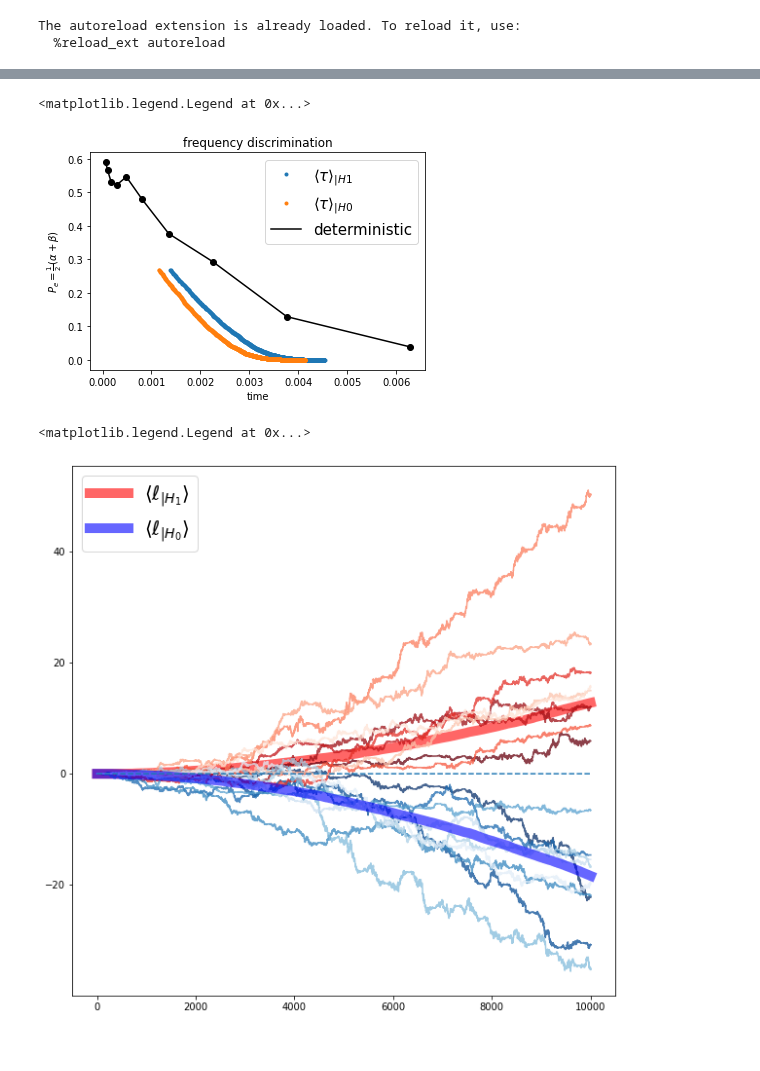
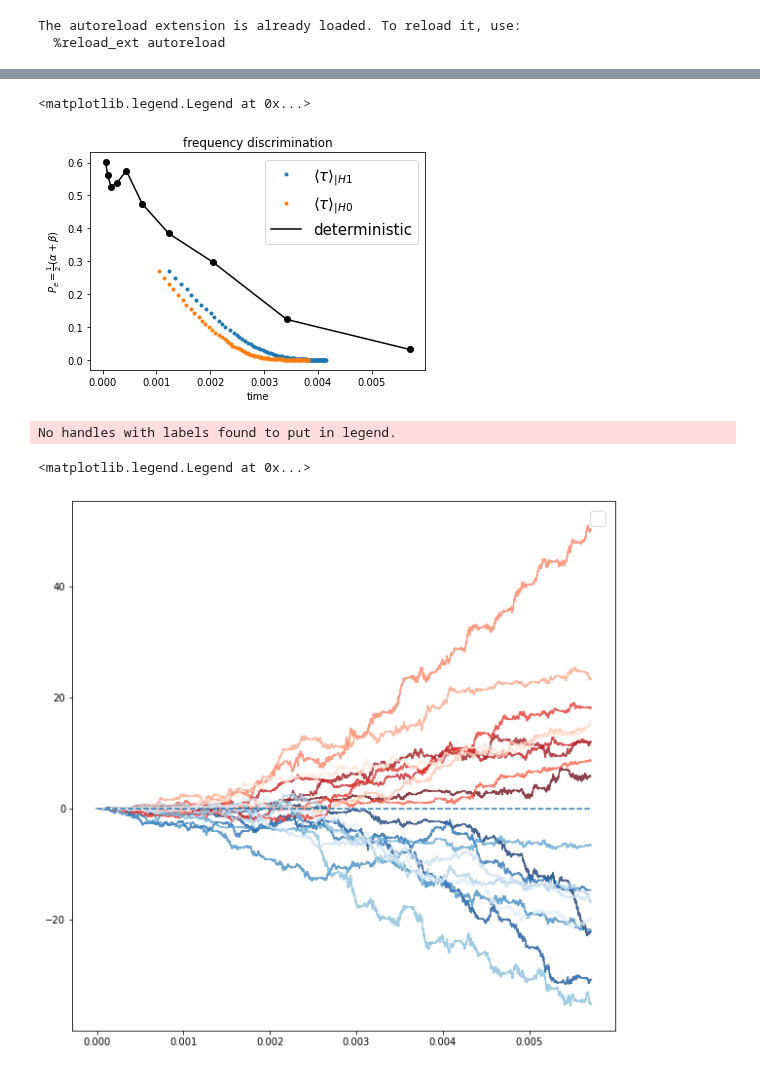
Before and after one commit to matibilkis/continuous, a Jupyter notebook: analysis/freq_discrimination.ipynb, the cells around one changed output, grey strips where cells are left out. Drawn from its saved outputs; the diff is of its cells as text; code cells hidden in the pictures.

```diff
--- a/analysis/freq_discrimination.ipynb
+++ b/analysis/freq_discrimination.ipynb
@@ -19,3 +15,10 @@ params, exp_path = check_params(params)
+# %%
+mode = "frequencies"
+pars = give_def_params_discrimination(flip=0, mode = mode)
+params, exp_path = check_params(pars)
+
+total_time, dt = get_total_time_dt(params, ppp=1000)
+times = np.arange(0, total_time+ dt, dt)
 # %%
 def load_liks(itrajj, mode="frequencies"):
     pars = give_def_params_discrimination(flip=0, mode = mode)
@@ -54,7 +57,7 @@ stop["h1/h0"] = {i:[] for i in range(1,2)}
 stop["h0/h1"] = {i:[] for i in range(1,2)}
 
 
-boundsB = np.arange(1,10,.01)
+boundsB = np.arange(1,10,.1)
 #boundsA = np.sort(-boundsB)[::-1]
 #for ind_bound in range(len(boundsB)):
 #    stoch["h0/h1"][ind_bound] = []
@@ -82,9 +85,9 @@ for b in boundsB:
     stop["h0/h1"][itraj].append(get_stop_time(log_lik_ratio, b))
     stop["h1/h0"][itraj].append(get_stop_time(log_lik_ratio_swap, b))
 n=1
+Ntrajs = 5000
 
-
-for itraj in tqdm(range(2,1000)):
+for itraj in tqdm(range(2,Ntrajs)):
     try:
         log_lik_ratio, log_lik_ratio_swap = load_liks(itraj)
         stop["h0/h1"][itraj] = []
@@ -149,8 +153,8 @@ plt.plot([times[ind] for ind in indis], 0.5*np.array(deter["h0/h1"])+np.array(de
 ax = plt.subplot(111)
 plt.title("frequency discrimination")
 lin=6
-ax.plot(stop_time1, [avg_err_alpha(b) for b in boundsB[:len(stopps1[ind_max_traj])]], '.',label=r'$\langle \tau \rangle_{|H1}$', linewidth=lin)
-ax.plot(stop_time0, [avg_err_alpha(b) for b in boundsB[:len(stopps0[ind_max_traj])]], '.',label=r'$\langle \tau \rangle_{|H0}$', linewidth=lin)
+ax.plot(stop_time1, [avg_err_alpha(b) for b in boundsB[:len(stopps1)]], '.',label=r'$\langle \tau \rangle_{|H1}$', linewidth=lin)
+ax.plot(stop_time0, [avg_err_alpha(b) for b in boundsB[:len(stopps0)]], '.',label=r'$\langle \tau \rangle_{|H0}$', linewidth=lin)
 ax.plot([times[ind] for ind in indis], 0.5*np.array(deter["h0/h1"])+np.array(deter["h1/h0"]),color="black", label="deterministic")
 ax.scatter([times[ind] for ind in indis], 0.5*np.array(deter["h0/h1"])+np.array(deter["h1/h0"]), color="black")
 
@@ -159,33 +163,31 @@ ax.set_ylabel(r'$P_e = \frac{1}{2} (\alpha + \beta)$')
 ax.legend(prop={"size":15})
 # %% [output]
 <matplotlib.legend.Legend at 0x...>
-[figure, old version]
+[figure, new version]
-# %%
-ll *= len(stop["h0/h1"])**2
-ll0 *= len(stop["h0/h1"])**2
 # %%
 
 colors1 = plt.get_cmap("Reds")
 colors0 = plt.get_cmap("Blues")
 
 plt.figure(figsize=(10,10))
 alphaMean=0.6
-plt.plot(ll,linewidth=10, alpha=alphaMean,  color="red", label=r'$\langle \ell_{|H_1}\rangle$')
+plt.plot(times, ll[:-1]/len(,linewidth=10, alpha=alphaMean,  color="red", label=r'$\langle \ell_{|H_1}\rangle$')
 Ntraj = 10
 c1 = colors1(np.linspace(0,1,Ntraj))[::-1]
 c0 = colors0(np.linspace(0,1,Ntraj))[::-1]
 
 for ii, itraj in enumerate(range(1,Ntraj)):
     log_lik_ratio, log_lik_ratio_swap = load_liks(itraj)
-    plt.plot(log_lik_ratio, c=c1[ii], alpha=0.75)
-    plt.plot(log_lik_ratio_swap,c=c0[ii], alpha=0.75)
-plt.plot(ll0, linewidth=10, alpha=alphaMean, color="blue", label=r'$\langle \ell_{|H_0}\rangle$')
-plt.plot(np.zeros(len(ll0)),"--")
+    plt.plot(times,log_lik_ratio[:-1], c=c1[ii], alpha=0.75)
+    plt.plot(times, log_lik_ratio_swap[:-1],c=c0[ii], alpha=0.75)
+plt.plot(times,ll0[:-1], linewidth=10, alpha=alphaMean, color="blue", label=r'$\langle \ell_{|H_0}\rangle$')
+plt.plot(times, np.zeros(len(ll0)-1),"--")
 
 plt.legend(prop={"size":20})
 # %% [output]
-<matplotlib.legend.Legend at 0x...>
+No handles with labels found to put in legend.
+<matplotlib.legend.Legend at 0x...>
-[figure, old version]
+[figure, new version]
 # %%
 import os
 freq_dir = get_def_path(mode="continuous")+"freq_discrimination/"
```
Also changed, not shown: parts of 4 cells of this notebook, 22 other files.
